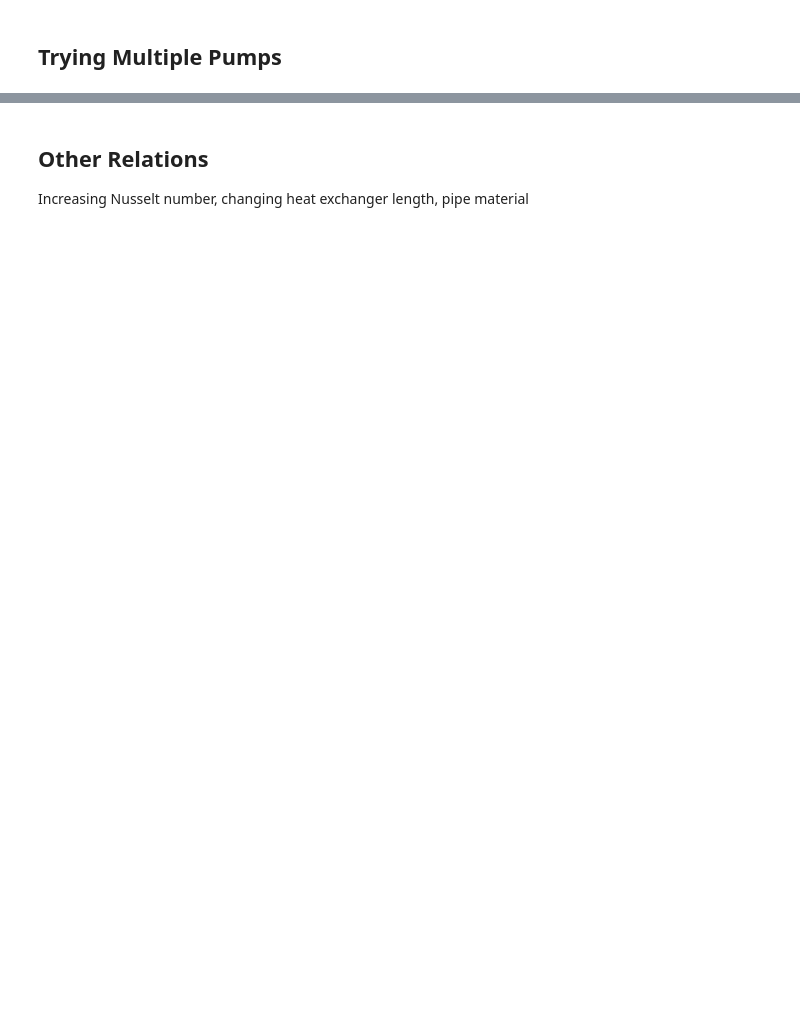
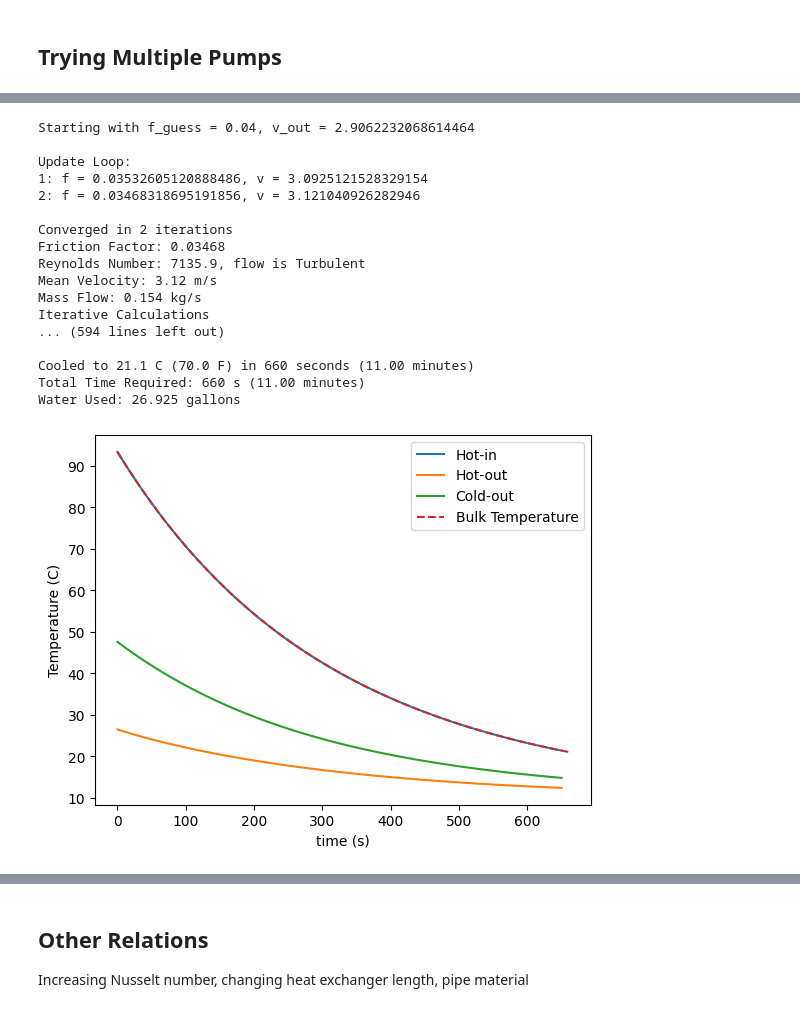
Before and after one commit to Jagardiner97/STAT-6685, a Jupyter notebook: Thermal Fluids Final Project/hxr.ipynb, the cells around one changed output, grey strips where cells are left out. Saved outputs shown, nothing was run; the diff lists cells and outputs as text; code cells hidden in the pictures; blank space fills up the shorter version.

```diff
--- a/Thermal Fluids Final Project/hxr.ipynb
+++ b/Thermal Fluids Final Project/hxr.ipynb
@@ -573,0 +691,11 @@ plt.show()
+# %%
+delta_h, thickness, D_i, D_o, V_wort, T_0_wort, T_f_wort, T_city, P_water, D_h_out, A_in, A_out, rho_city, mu_city, length, minor_losses, k_tube, Nu, P_atm, g = load_default_values()
+
+# plot the head curves and calculate flow rate of inner stream
+rho_in_0 = get_rho(T_0_wort)
+inner_flow = plot_hreq_vs_pump(T_0_wort, pump1)
+v_in = inner_flow / A_in
+m_dot_in = inner_flow * rho_in_0
+print(f"Flow Rate (inner): {inner_flow:.6f} m^3/s ({(inner_flow * 60_000):.2f} LPM)")
+print(f"Mean Velocity: {v_in:.2f} m/s")
+print(f"Mass Flow: {m_dot_in:.3f}")
@@ -573,0 +707,23 @@ plt.show()
+# %%
+m_dot_out, _, _, _ = outer_flow(P_water, 0.04)
+plot_times, hot_temps_in, hot_temps_out, cold_temps_out, wort_temps, time, water_used, q = heat_transfer_loop(10, m_dot_out, pump1)
+plot_stream_temps(plot_times, hot_temps_in, hot_temps_out, cold_temps_out, wort_temps, time)
+# %% [output]
+Starting with f_guess = 0.04, v_out = 2.9062232068614464
+
+Update Loop:
+1: f = 0.03532605120888486, v = 3.0925121528329154
+2: f = 0.03468318695191856, v = 3.121040926282946
+
+Converged in 2 iterations
+Friction Factor: 0.03468
+Reynolds Number: 7135.9, flow is Turbulent
+Mean Velocity: 3.12 m/s
+Mass Flow: 0.154 kg/s
+Iterative Calculations
+... (594 lines left out)
+
+Cooled to 21.1 C (70.0 F) in 660 seconds (11.00 minutes)
+Total Time Required: 660 s (11.00 minutes)
+Water Used: 26.925 gallons
+[figure, added]
```
Also changed, not shown: parts of 23 cells of this notebook.
